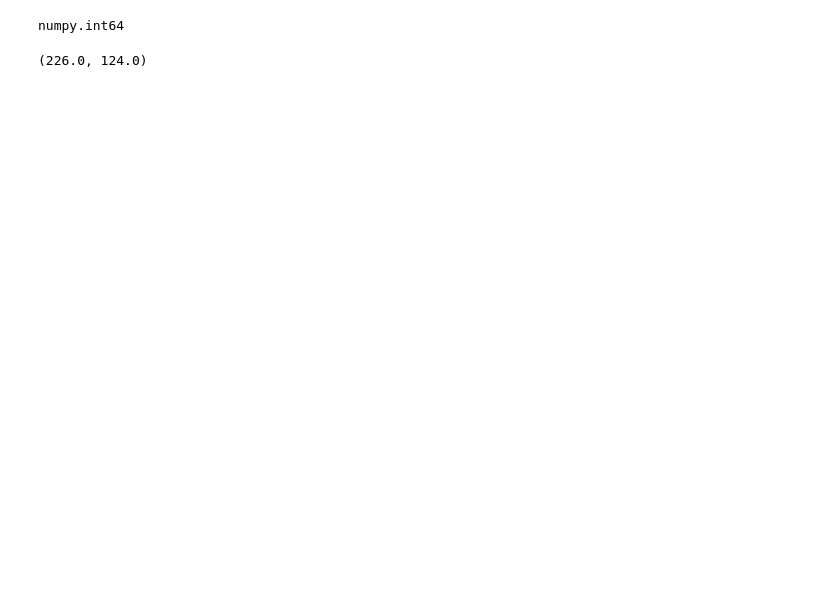
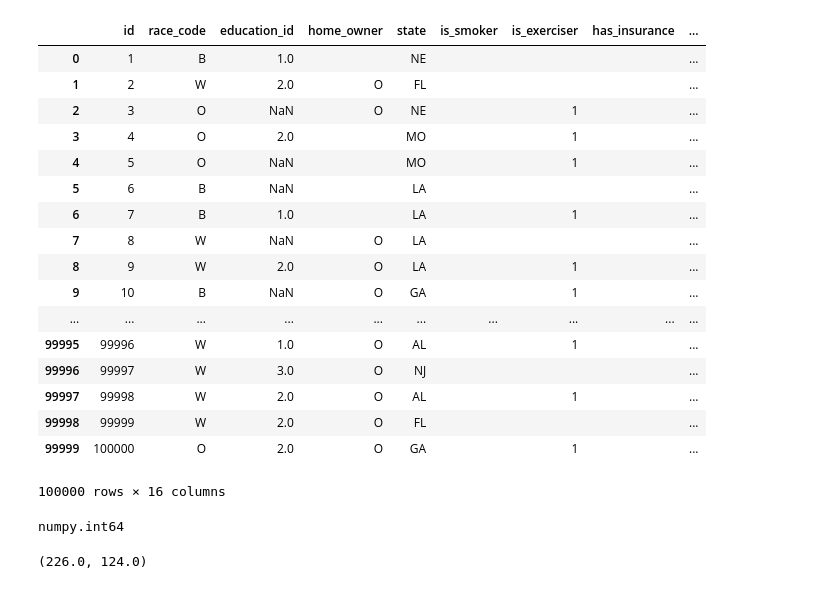
Before and after one commit to charleyferrari/mm_prj, a Jupyter notebook: mm-exploration.ipynb, the cells around one changed output. Drawn from its saved outputs; the diff is of its cells as text; code cells hidden in the pictures; blank space fills up the shorter version.

```diff
--- a/mm-exploration.ipynb
+++ b/mm-exploration.ipynb
@@ -11,6 +11,27 @@ education = pd.read_sql('SELECT * FROM education', conn)
 race = pd.read_sql('SELECT * FROM race', conn)
 insurance_segment = pd.read_sql('select * FROM insurance_segment', conn)
 customer = pd.read_sql('select * FROM customer', conn)
+# %%
+customer
+# %% [output]
+|  | id | race_code | education_id | home_owner | state | is_smoker | is_exerciser | has_insurance | ... |
+| 0 | 1 | B | 1.0 |  | NE |  |  |  | ... |
+| 1 | 2 | W | 2.0 | O | FL |  |  |  | ... |
+| 2 | 3 | O | NaN | O | NE |  | 1 |  | ... |
+| 3 | 4 | O | 2.0 |  | MO |  | 1 |  | ... |
+| 4 | 5 | O | NaN |  | MO |  | 1 |  | ... |
+| 5 | 6 | B | NaN |  | LA |  |  |  | ... |
+| 6 | 7 | B | 1.0 |  | LA |  | 1 |  | ... |
+| 7 | 8 | W | NaN | O | LA |  |  |  | ... |
+| 8 | 9 | W | 2.0 | O | LA |  | 1 |  | ... |
+| 9 | 10 | B | NaN | O | GA |  | 1 |  | ... |
+| ... | ... | ... | ... | ... | ... | ... | ... | ... | ... |
+| 99995 | 99996 | W | 1.0 | O | AL |  | 1 |  | ... |
+| 99996 | 99997 | W | 3.0 | O | NJ |  |  |  | ... |
+| 99997 | 99998 | W | 2.0 | O | AL |  | 1 |  | ... |
+| 99998 | 99999 | W | 2.0 | O | FL |  |  |  | ... |
+| 99999 | 100000 | O | 2.0 | O | GA |  | 1 |  | ... |
+100000 rows × 16 columns
 # %%
 type(customer['income'][0])
 # %% [output]
```
Also changed, not shown: 2 other files.
